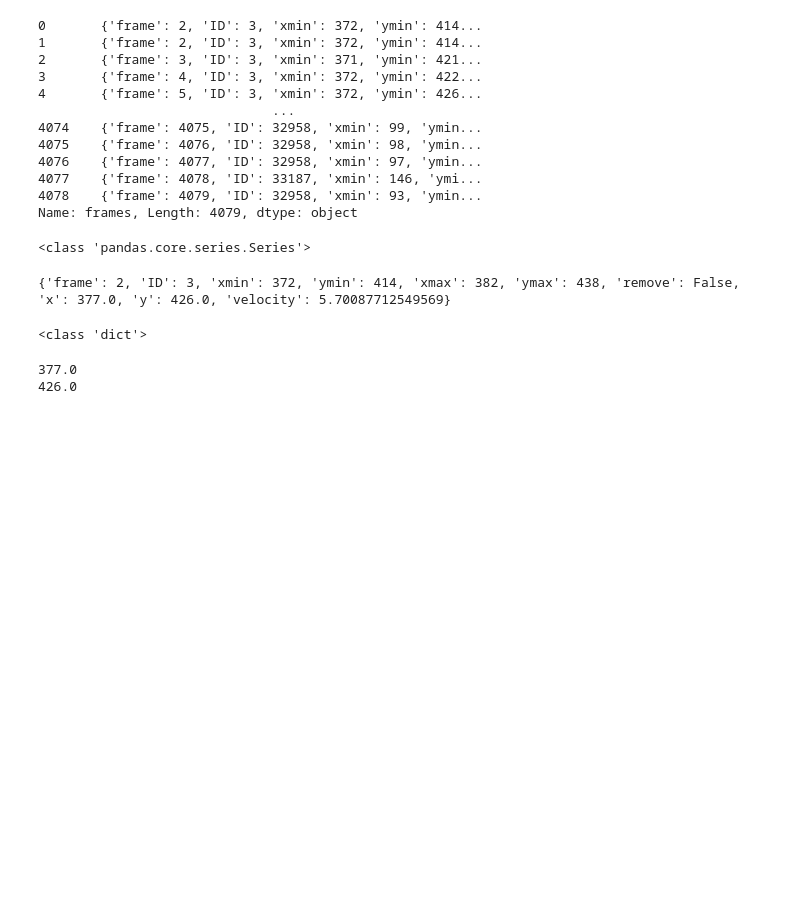
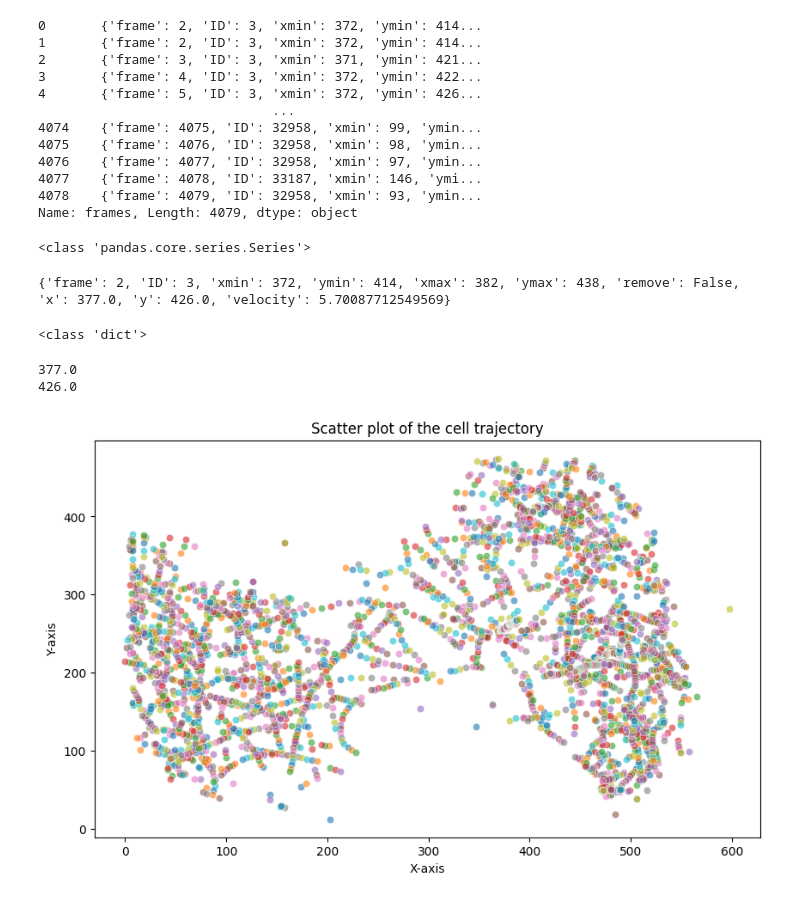
Before and after one commit to furthlab/paramecium_voltage_exp, a Jupyter notebook: cell_sort/analysis.ipynb, the cells around one changed output. Cells and saved outputs as stored; diff of their text form; code cells hidden in the pictures; blank space fills up the shorter version.

Commit message:
cell trajectory plot

```diff
--- a/cell_sort/analysis.ipynb
+++ b/cell_sort/analysis.ipynb
@@ -66,3 +68,16 @@ print((cell_df['frames'].iloc[1])['y'])
 # %% [output]
 377.0
 426.0
+# %%
+# Create scatter plot using a for loop
+plt.figure(figsize=(10, 6))
+
+for i in range(4000):
+    plt.scatter((cell_df['frames'].iloc[i])['x'], (cell_df['frames'].iloc[i])['y'], alpha=0.6, edgecolors='w', linewidth=0.5)
+
+plt.title('Scatter plot of the cell trajectory')
+plt.xlabel('X-axis')
+plt.ylabel('Y-axis')
+plt.show()
+# %% [output]
+[figure, added]
```
Also changed, not shown: parts of 1 cell of this notebook.
